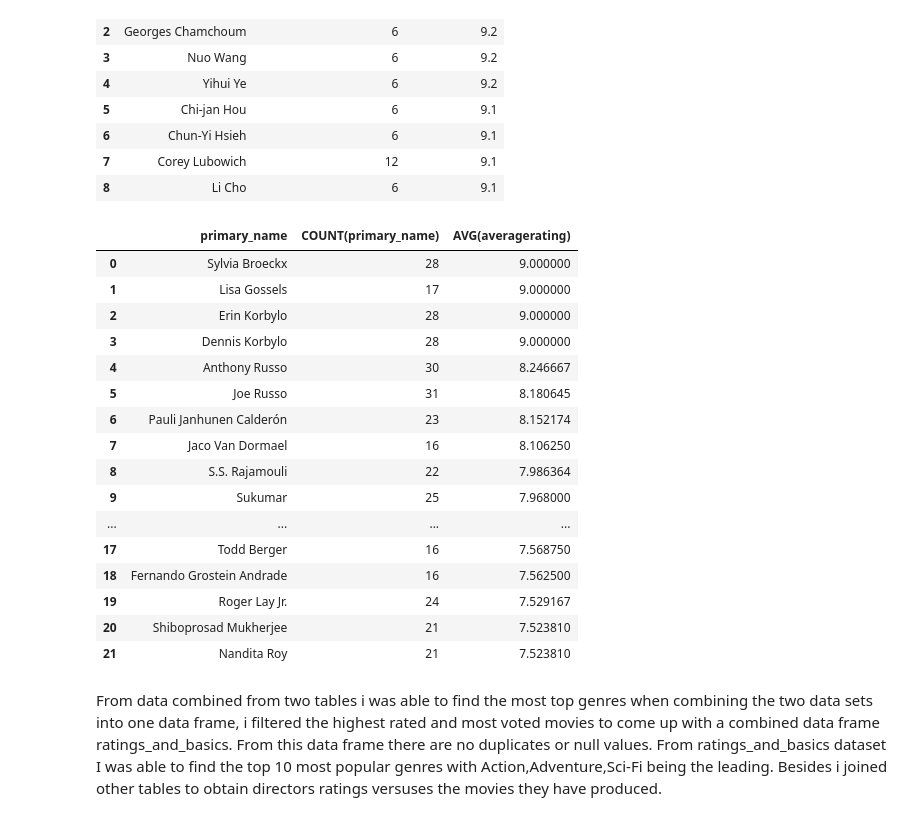
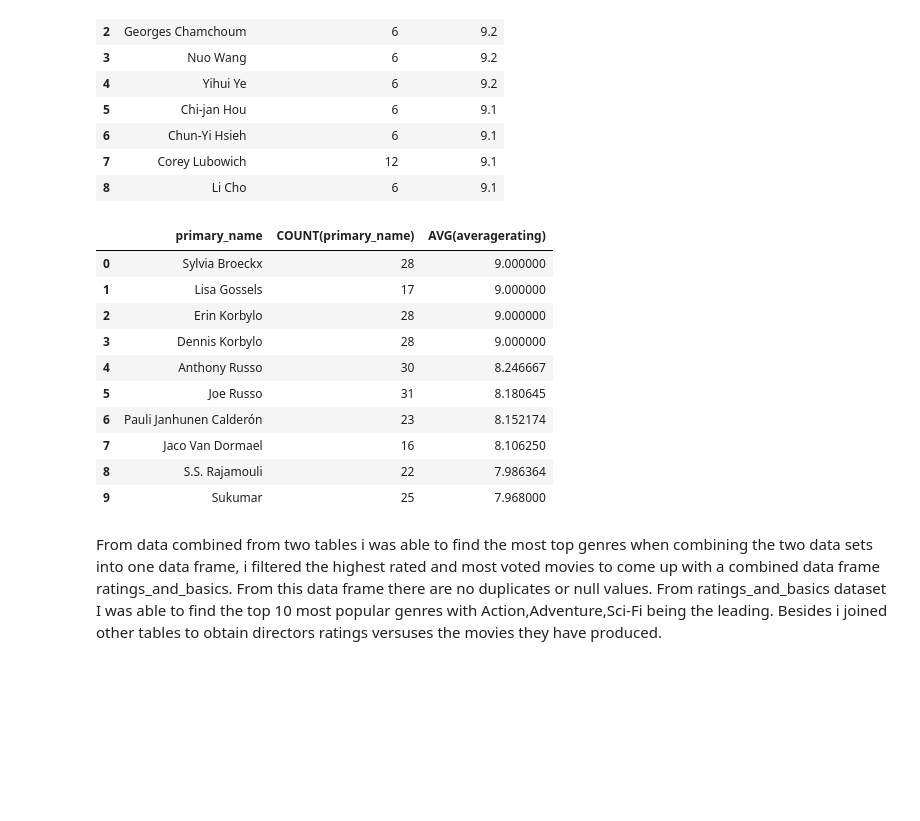
Before and after one commit to nelkemboi/dsc-project-template, a Jupyter notebook: dsc-phase1-project-template.ipynb, the cells around one changed output. Cells and saved outputs as stored; diff of their text form; code cells hidden in the pictures; blank space fills up the shorter version.

```diff
--- a/dsc-phase1-project-template.ipynb
+++ b/dsc-phase1-project-template.ipynb
@@ -262,35 +262,30 @@ director_rated
 # %%
 #joining tables for directors, movie_basics, movie_ratings and persons tables
 #Arranging the ratings in descending order to find the most rated to list rated
 directors_ratings_and_names = pd.read_sql("""
       SELECT DISTINCT primary_name, COUNT(primary_name), AVG(averagerating)
       FROM directors
       JOIN persons ON directors.person_id = persons.person_id
       JOIN movie_basics ON movie_basics.movie_id = directors.movie_id
       JOIN movie_ratings ON movie_ratings.movie_id = movie_basics.movie_id
       GROUP BY primary_name
       HAVING AVG(averagerating) > 7.5 AND COUNT(primary_name) > 15
-      ORDER BY AVG(averagerating) DESC;
+      ORDER BY AVG(averagerating) DESC
+      LIMIT 10;
               """,conn)
 directors_ratings_and_names
 # %% [output]
 |  | primary_name | COUNT(primary_name) | AVG(averagerating) |
 | 0 | Sylvia Broeckx | 28 | 9.000000 |
 | 1 | Lisa Gossels | 17 | 9.000000 |
 | 2 | Erin Korbylo | 28 | 9.000000 |
 | 3 | Dennis Korbylo | 28 | 9.000000 |
 | 4 | Anthony Russo | 30 | 8.246667 |
 | 5 | Joe Russo | 31 | 8.180645 |
 | 6 | Pauli Janhunen Calderón | 23 | 8.152174 |
 | 7 | Jaco Van Dormael | 16 | 8.106250 |
 | 8 | S.S. Rajamouli | 22 | 7.986364 |
 | 9 | Sukumar | 25 | 7.968000 |
-| ... | ... | ... | ... |
-| 17 | Todd Berger | 16 | 7.568750 |
-| 18 | Fernando Grostein Andrade | 16 | 7.562500 |
-| 19 | Roger Lay Jr. | 24 | 7.529167 |
-| 20 | Shiboprosad Mukherjee | 21 | 7.523810 |
-| 21 | Nandita Roy | 21 | 7.523810 |
 # %% [markdown]
 From data combined from two tables i was able to find the most top genres
 when combining the two data sets into one data frame, i filtered the highest rated and most voted movies to come up with a combined data frame ratings_and_basics.
```
Also changed, not shown: parts of 2 cells of this notebook.
